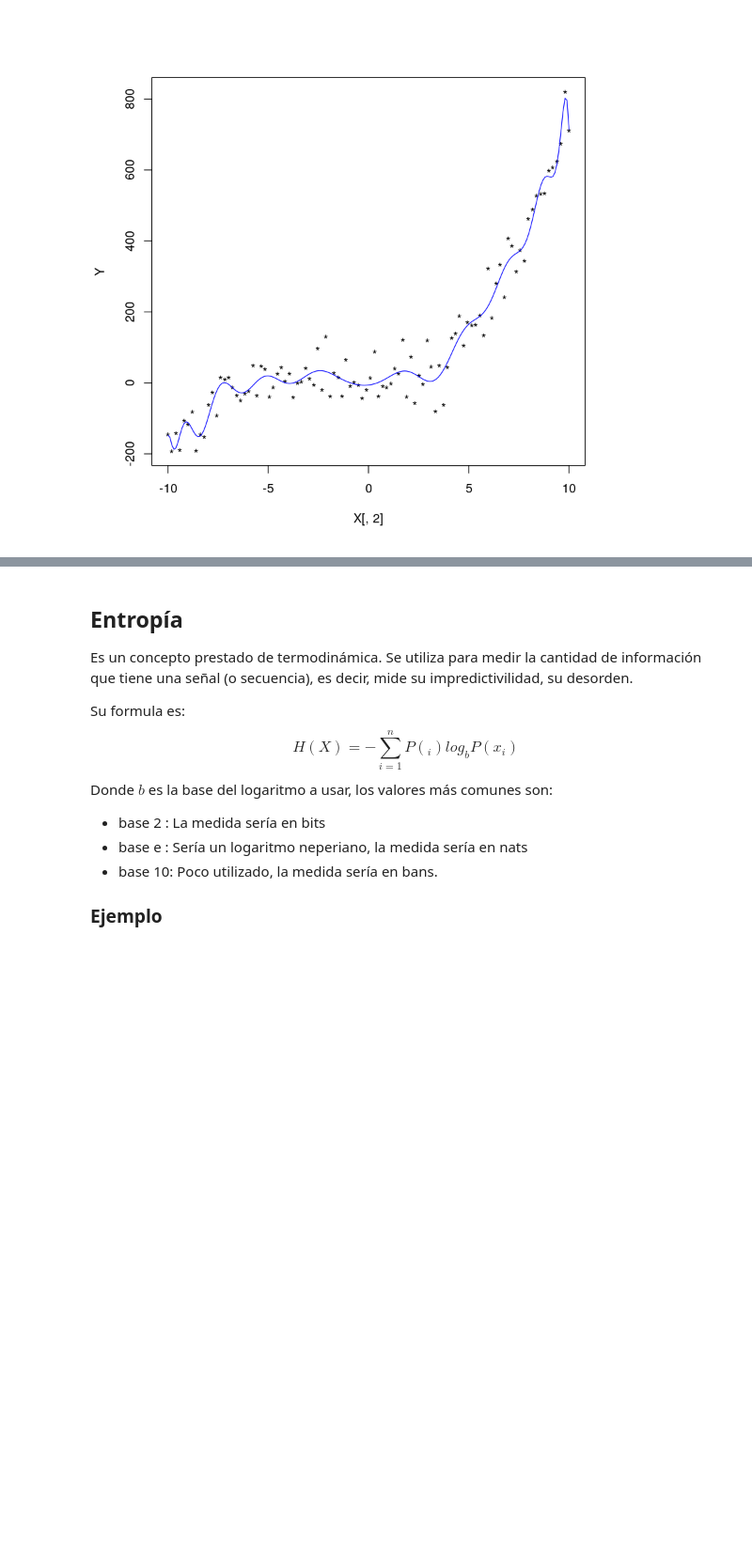
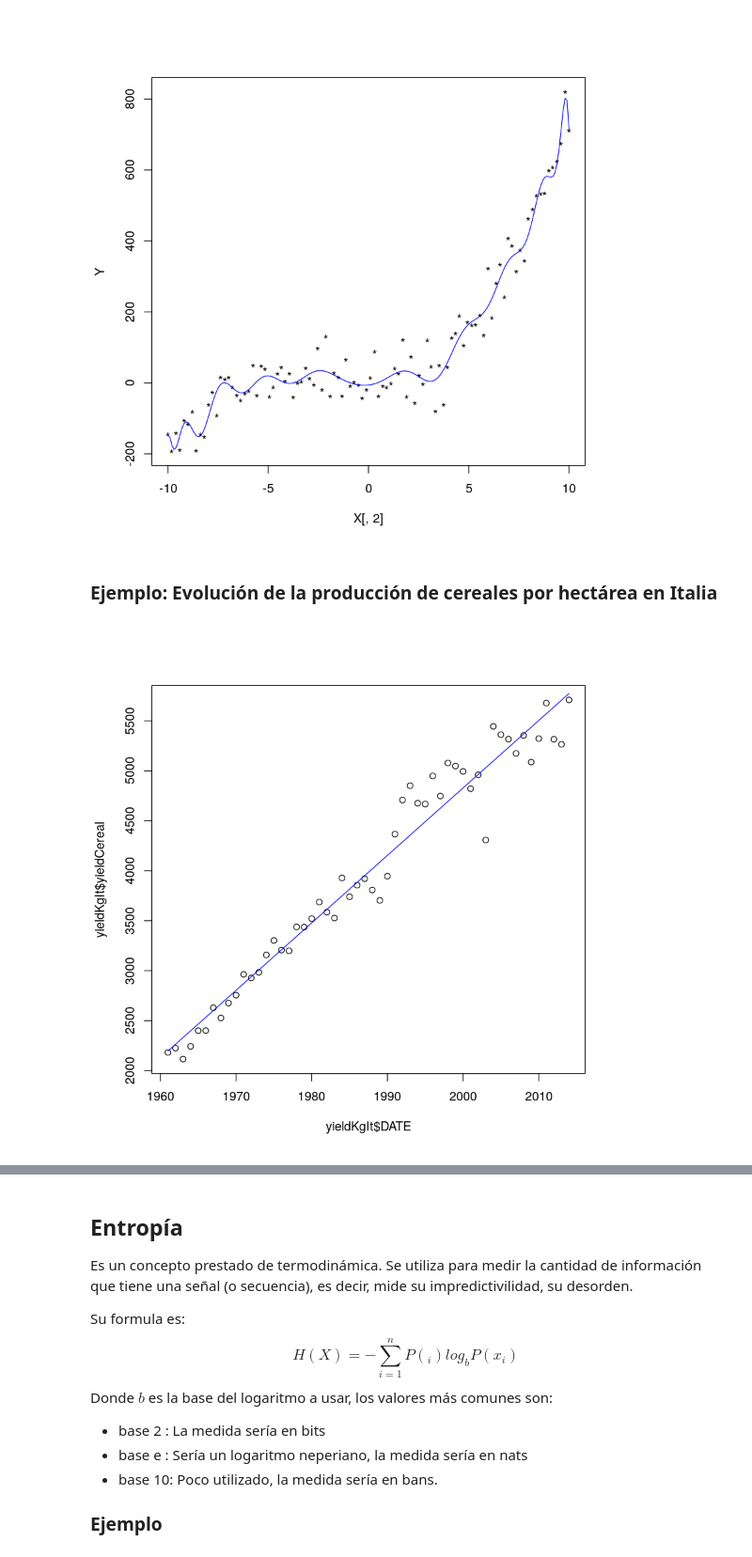
Before and after one commit to planga82/KeepCodingEstadisticaR, a Jupyter notebook: 5 - Relaciones entre variables.ipynb, the cells around one changed output, grey strips where cells are left out. Shown at 94% size. Saved outputs shown, nothing was run; the diff lists cells and outputs as text; code cells hidden in the pictures; blank space fills up the shorter version.

```diff
--- a/5 - Relaciones entre variables.ipynb
+++ b/5 - Relaciones entre variables.ipynb
@@ -759,3 +860,13 @@ poly(x, 24)15  poly(x, 24)16  poly(x, 24)17  poly(x, 24)18  poly(x, 24)19
 poly(x, 24)20  poly(x, 24)21  poly(x, 24)22  poly(x, 24)23  poly(x, 24)24
       -98.312         -3.524        -50.274         57.905         32.097
 [figure]
+# %% [markdown]
+### Ejemplo: Evolución de la producción de cereales por hectárea en Italia
+# %%
+yieldKgIt<-read.csv("yieldKgIt.csv")
+yieldKgIt<-na.omit(yieldKgIt)
+model<-lm(data=yieldKgIt,yieldCereal~DATE)
+plot(yieldKgIt$DATE,yieldKgIt$yieldCereal)
+lines(yieldKgIt$DATE,predict(model,yieldKgIt),col="blue")
+# %% [output]
+[figure, added]
```
Also changed, not shown: parts of 17 cells of this notebook, 19 other files.
